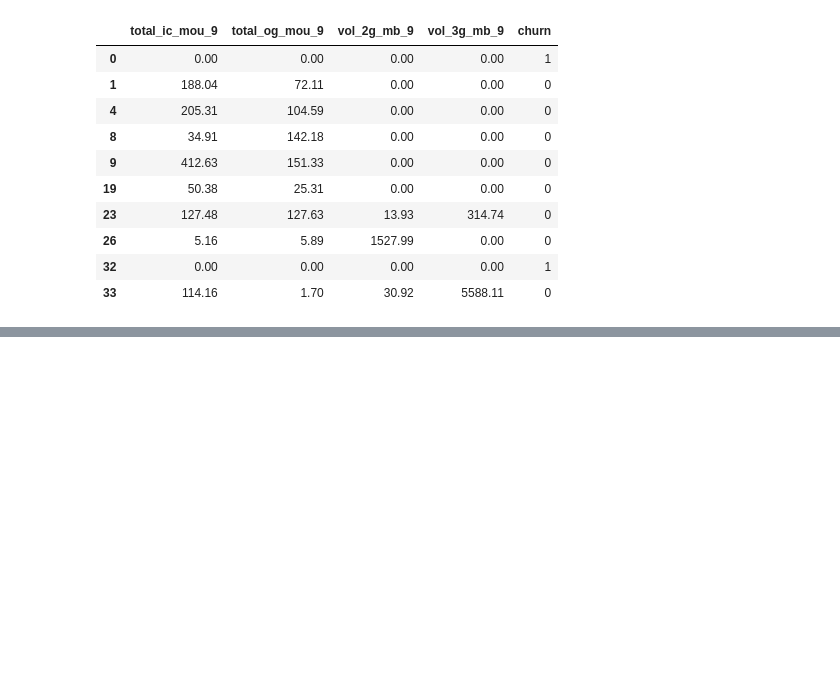
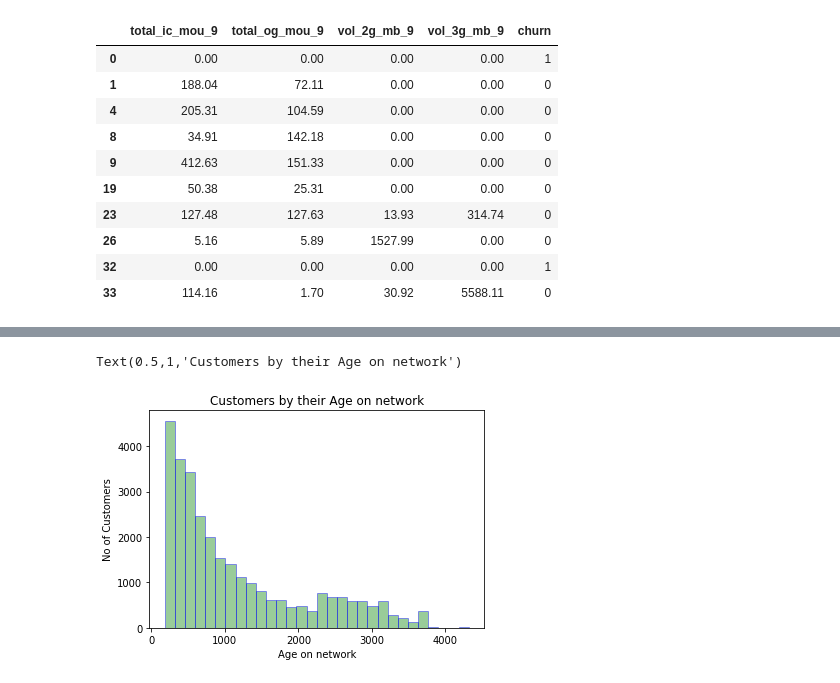
Before and after one commit to kurtesy/ML, a Jupyter notebook: Telecom_Churn.ipynb, the cells around one changed output, grey strips where cells are left out. Drawn from its saved outputs; the diff is of its cells as text; code cells hidden in the pictures; blank space fills up the shorter version.

```diff
--- a/Telecom_Churn.ipynb
+++ b/Telecom_Churn.ipynb
@@ -287,0 +309,13 @@ main_cust_churn.shape
+# %%
+"""Analysing Customers for the time they have been with the Telecom provider
+   Using AON = Age on network - number of days the customer is using the operator T network
+"""
+ax = sb.distplot(main_cust_churn['aon'], hist=True, kde=False,
+                 bins=30, color = 'green',
+                 hist_kws={'edgecolor':'blue'},)
+ax.set_ylabel('No of Customers')
+ax.set_xlabel('Age on network')
+ax.set_title('Customers by their Age on network')
+# %% [output]
+Text(0.5,1,'Customers by their Age on network')
+[figure, added]
```
Also changed, not shown: parts of 33 cells of this notebook.
